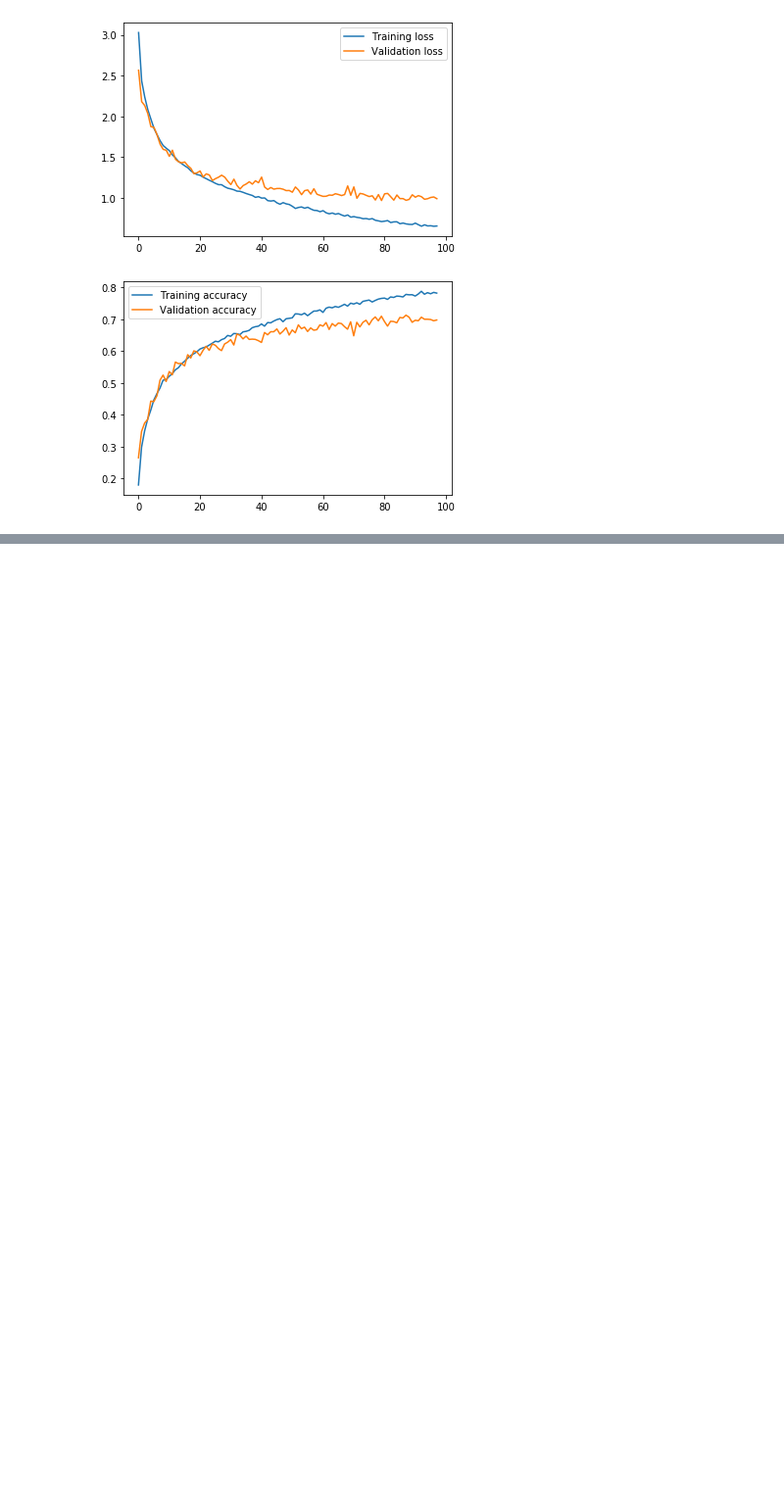
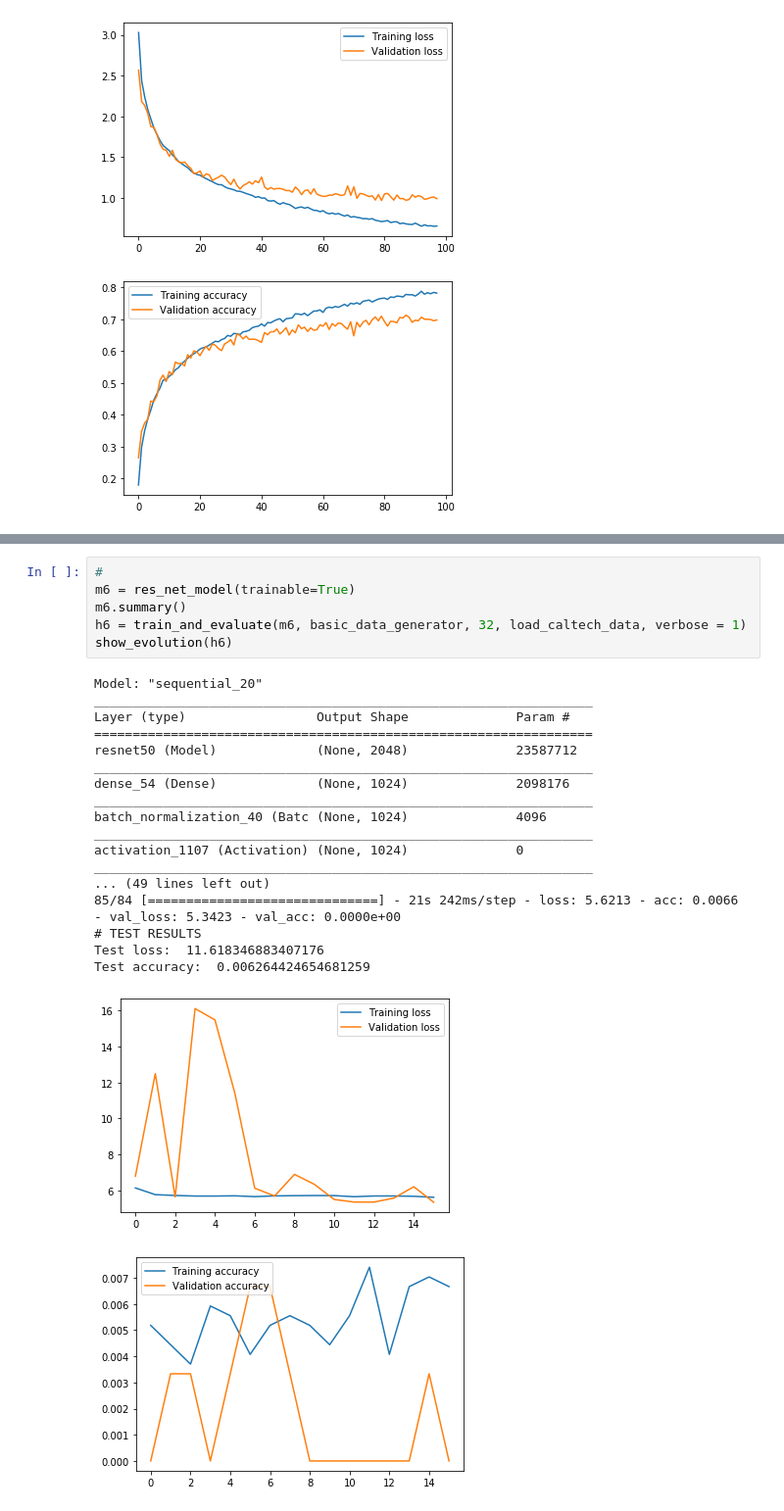
Before and after one commit to Ludvins/DGIIM_VC, a Jupyter notebook: Practica 2/Cifar.ipynb, the cells around one changed output, grey strips where cells are left out. Shown at 98% size. Saved outputs shown, nothing was run; the diff lists cells and outputs as text; blank space fills up the shorter version.

```diff
--- a/Practica 2/Cifar.ipynb
+++ b/Practica 2/Cifar.ipynb
@@ -478,0 +486,26 @@ Paths loaded
+# %%
+#
+m6 = res_net_model(trainable=True)
+m6.summary()
+h6 = train_and_evaluate(m6, basic_data_generator, 32, load_caltech_data, verbose = 1)
+show_evolution(h6)
+# %% [output]
+Model: "sequential_20"
+_________________________________________________________________
+Layer (type)                 Output Shape              Param #
+=================================================================
+resnet50 (Model)             (None, 2048)              23587712
+_________________________________________________________________
+dense_54 (Dense)             (None, 1024)              2098176
+_________________________________________________________________
+batch_normalization_40 (Batc (None, 1024)              4096
+_________________________________________________________________
+activation_1107 (Activation) (None, 1024)              0
+_________________________________________________________________
+... (49 lines left out)
+85/84 [==============================] - 21s 242ms/step - loss: 5.6213 - acc: 0.0066 - val_loss: 5.3423 - val_acc: 0.0000e+00
+# TEST RESULTS
+Test loss:  11.618346883407176
+Test accuracy:  0.006264424654681259
+[figure, added]
+[figure, added]
```
Also changed, not shown: parts of 11 cells of this notebook.
